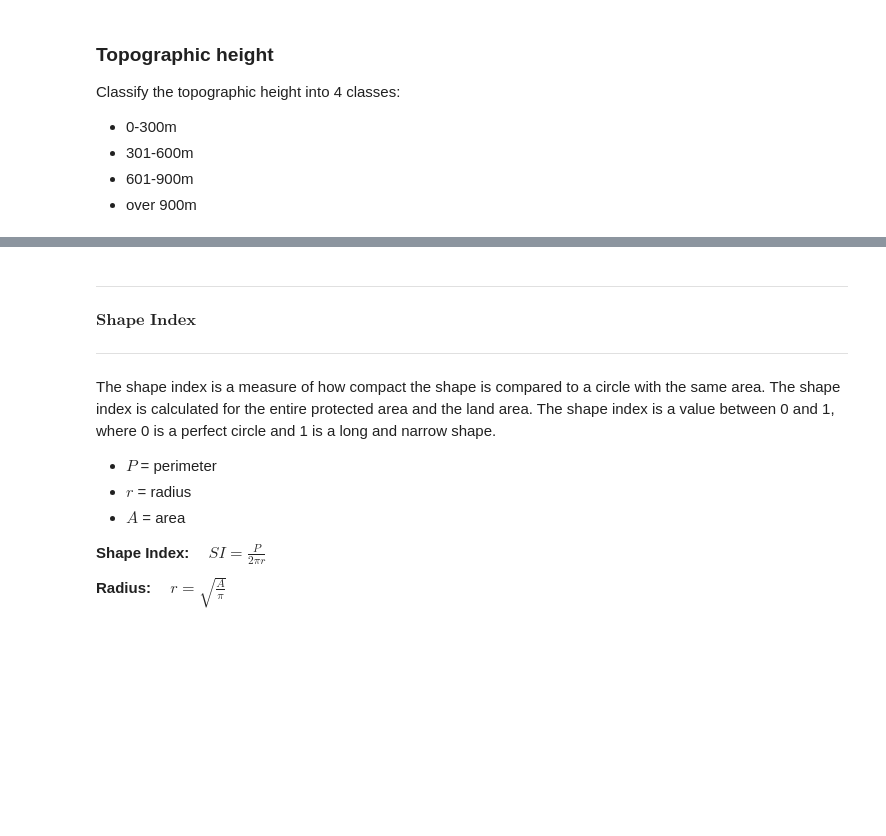
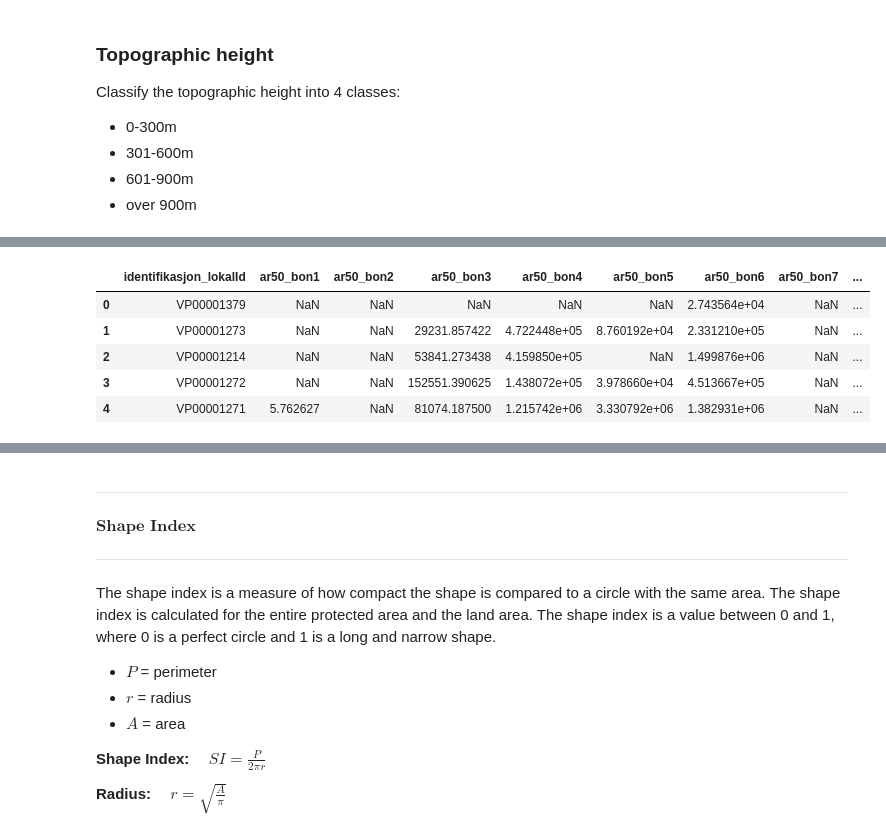
Before and after one commit to ac-willeke/pygdal-geo-engineer, a Jupyter notebook: notebooks/2024.01_conservation_and_preservation.ipynb, the cells around one changed output, grey strips where cells are left out. Cells and saved outputs as stored; diff of their text form; code cells hidden in the pictures; blank space fills up the shorter version.

```diff
--- a/notebooks/2024.01_conservation_and_preservation.ipynb
+++ b/notebooks/2024.01_conservation_and_preservation.ipynb
@@ -454,15 +489,0 @@ con.close()
-# %%
-run_cell = False
-
-if run_cell:
-    # cast BLOB (Binary Large OBject) to geometry for spatial operations
-    for table in ['foreslatt_vern']:
-
-        # TODO add check if geom field exists
-
-        blob_to_geom(
-            db_path=db_path,
-            tbl_name=table,
-            blob_field="geometry",
-            geom_field="geom",
-        )
@@ -475,0 +549,12 @@ for table in tables:
+# %%
+if run_ar50:
+    tbl_study_area = "foreslatt_vern"
+    id = "identifikasjon_lokalId"
+    tbl_ar50 = "ar50_flate"
+    ar50_field = "ar50_bonitet"
+
+    for area_class in range(1, 19): # 1-18
+        print(f"Calculating Bonitet class {area_class}")
+        new_field = f"ar50_bon{area_class}" # ar50_bon1
+        remove_field(db_path, tbl_study_area, new_field)
+        ar50_area_class(db_path, tbl_study_area, id, tbl_ar50, ar50_field, area_class, new_field)
@@ -475,0 +580,24 @@ for table in tables:
+# %%
+# print first 5 rows of the table "foreslatt_vern"
+con = duckdb.connect(db_path)
+con.sql(f"SELECT * FROM foreslatt_vern LIMIT 5")
+
+# print as dataframe
+df = con.execute(f"SELECT * FROM foreslatt_vern LIMIT 5").fetchdf()
+
+# display columns: identfifikasjon_lokalId, ar50_bon17
+col_id= [id]
+cols_ar50 = [col for col in df.columns if "ar50_bon" in col]
+cols = col_id + cols_ar50
+df_ar50 = df[cols]
+display(df_ar50)
+
+# close
+con.close()
+# %% [output]
+|  | identifikasjon_lokalId | ar50_bon1 | ar50_bon2 | ar50_bon3 | ar50_bon4 | ar50_bon5 | ar50_bon6 | ar50_bon7 | ... |
+| 0 | VP00001379 | NaN | NaN | NaN | NaN | NaN | 2.743564e+04 | NaN | ... |
+| 1 | VP00001273 | NaN | NaN | 29231.857422 | 4.722448e+05 | 8.760192e+04 | 2.331210e+05 | NaN | ... |
+| 2 | VP00001214 | NaN | NaN | 53841.273438 | 4.159850e+05 | NaN | 1.499876e+06 | NaN | ... |
+| 3 | VP00001272 | NaN | NaN | 152551.390625 | 1.438072e+05 | 3.978660e+04 | 4.513667e+05 | NaN | ... |
+| 4 | VP00001271 | 5.762627 | NaN | 81074.187500 | 1.215742e+06 | 3.330792e+06 | 1.382931e+06 | NaN | ... |
```
Also changed, not shown: parts of 51 cells of this notebook, 1 other file.
